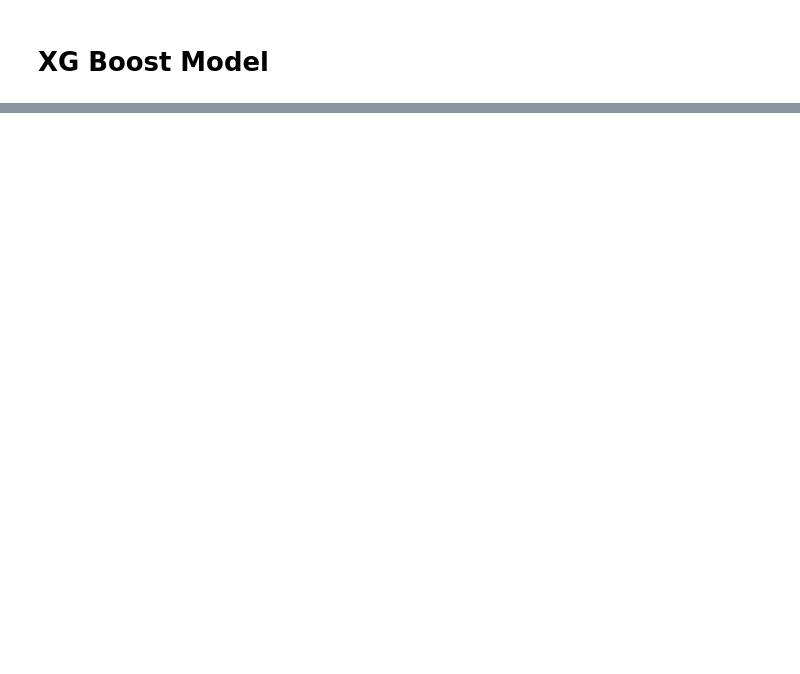
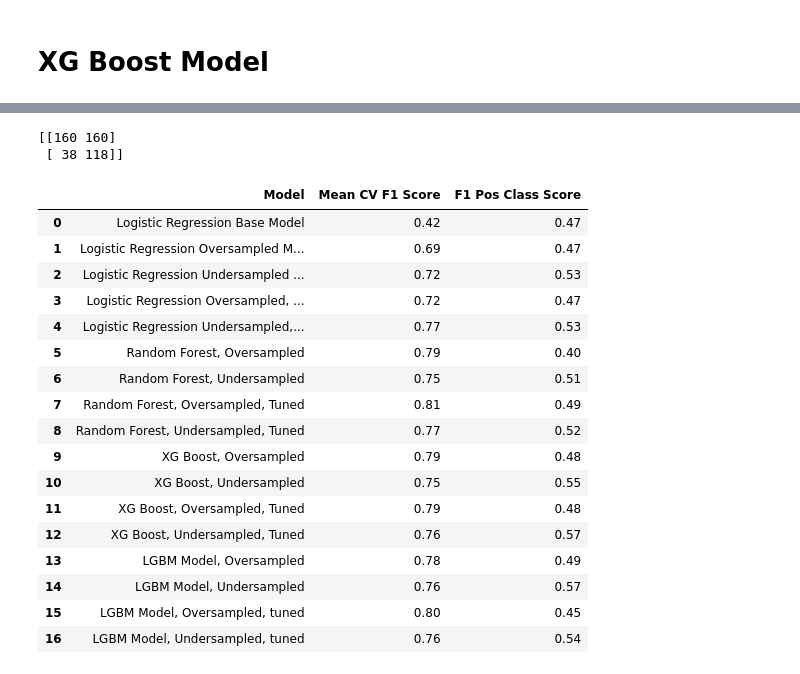
Before and after one commit to aerbsen/Springboard, a Jupyter notebook: Capstone Project 2/capstone2_modeling.ipynb, the cells around one changed output, grey strips where cells are left out. Drawn from its saved outputs; the diff is of its cells as text; code cells hidden in the pictures; blank space fills up the shorter version.

```diff
--- a/Capstone Project 2/capstone2_modeling.ipynb
+++ b/Capstone Project 2/capstone2_modeling.ipynb
@@ -1007,0 +1213,20 @@ plt.show()
+# %%
+grid = {
+    'num_leaves': [31, 127],
+    'min_child_samples': [20, 30, 40],
+    'max_depth': [5, 6, 7],
+    'learning_rate': [0.01, 0.1, 0.2],
+}
+
+# Initialize the classifier
+lgbm_model_us = LGBMClassifier()
+
+# Initialize GridSearchCV
+grid_search = GridSearchCV(estimator=lgbm_model_us, param_grid=grid, cv=5, scoring='f1', verbose=1, n_jobs=-1)
+
+# Fit GridSearchCV
+grid_search.fit(X_train_us, y_train_us)
+
+# Print the best parameters found
+print(grid_search.best_params_)
+print(grid_search.best_score_)
@@ -1007,0 +1237,19 @@ plt.show()
+# %%
+# apply the tuned hyperparameters:
+
+lgbm_model_us_tuned= LGBMClassifier(num_leaves=31,min_child_samples=20,max_depth=7,learning_rate=0.2)
+
+# fit the model
+lgbm_model_us_tuned.fit(X_train_us, y_train_us)
+
+# make predictions for test data
+lgbm_y_pred_us_tuned = lgbm_model_us_tuned.predict(X_test)
+predictions = [round(value) for value in lgbm_y_pred_us_tuned]
+
+
+scores = cross_val_score(lgbm_model_us_tuned, X_train_us, y_train_us, cv=5, scoring='f1')
+print(scores)
+
+print("Mean CV F1 score for the positive class: %0.2f (+/- %0.2f)" % (scores.mean(), scores.std() * 2))
+
+print('Test Classification Report, LGBM, Undersampled',classification_report(y_test, lgbm_y_pred_us_tuned))
@@ -1007,0 +1267,31 @@ plt.show()
+# %%
+# confusion matrix
+cm = confusion_matrix(y_test, lgbm_y_pred_us_tuned)
+print(cm)
+# %% [output]
+[[160 160]
+ [ 38 118]]
+# %%
+# Append the results to the DataFrame containing all of the results:
+new_results = pd.DataFrame([{'Model': 'LGBM Model, Undersampled, tuned', 'Mean CV F1 Score': round(scores.mean(),2), 'F1 Pos Class Score':0.54}])
+results_df = pd.concat([results_df, new_results], ignore_index=True)
+results_df
+# %% [output]
+|  | Model | Mean CV F1 Score | F1 Pos Class Score |
+| 0 | Logistic Regression Base Model | 0.42 | 0.47 |
+| 1 | Logistic Regression Oversampled M... | 0.69 | 0.47 |
+| 2 | Logistic Regression Undersampled ... | 0.72 | 0.53 |
+| 3 | Logistic Regression Oversampled, ... | 0.72 | 0.47 |
+| 4 | Logistic Regression Undersampled,... | 0.77 | 0.53 |
+| 5 | Random Forest, Oversampled | 0.79 | 0.40 |
+| 6 | Random Forest, Undersampled | 0.75 | 0.51 |
+| 7 | Random Forest, Oversampled, Tuned | 0.81 | 0.49 |
+| 8 | Random Forest, Undersampled, Tuned | 0.77 | 0.52 |
+| 9 | XG Boost, Oversampled | 0.79 | 0.48 |
+| 10 | XG Boost, Undersampled | 0.75 | 0.55 |
+| 11 | XG Boost, Oversampled, Tuned | 0.79 | 0.48 |
+| 12 | XG Boost, Undersampled, Tuned | 0.76 | 0.57 |
+| 13 | LGBM Model, Oversampled | 0.78 | 0.49 |
+| 14 | LGBM Model, Undersampled | 0.76 | 0.57 |
+| 15 | LGBM Model, Oversampled, tuned | 0.80 | 0.45 |
+| 16 | LGBM Model, Undersampled, tuned | 0.76 | 0.54 |
```
Also changed, not shown: parts of 185 cells of this notebook.
